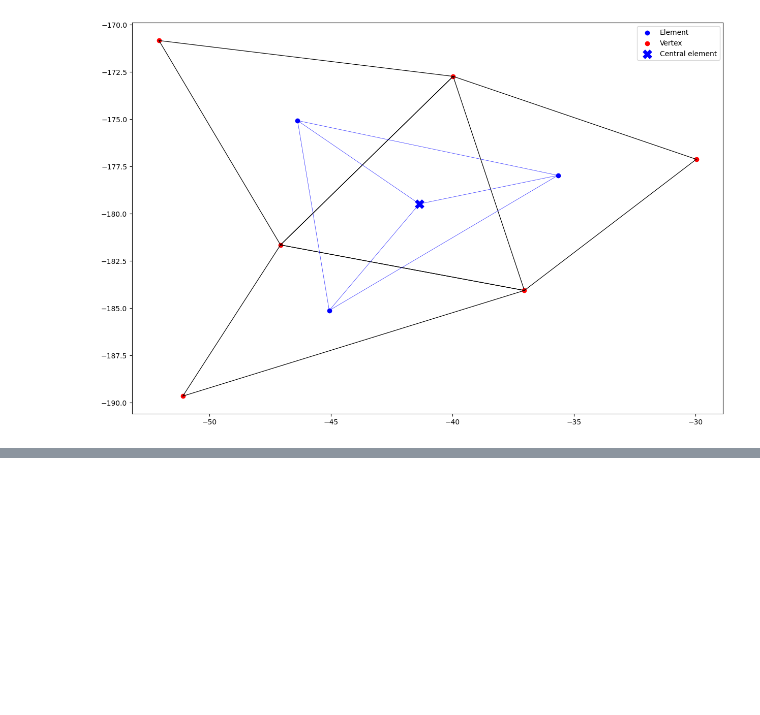
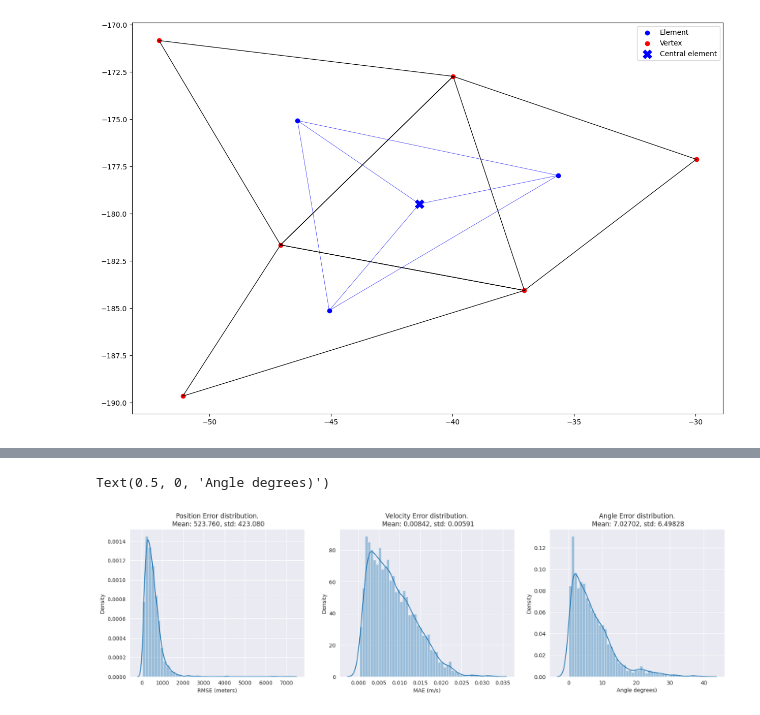
Before and after one commit to nansencenter/nextsim_dynamics_ml, a Jupyter notebook: notebooks/Demo_refactor.ipynb, the cells around one changed output, grey strips where cells are left out. Drawn from its saved outputs; the diff is of its cells as text; code cells hidden in the pictures; blank space fills up the shorter version.

```diff
--- a/notebooks/Demo_refactor.ipynb
+++ b/notebooks/Demo_refactor.ipynb
@@ -270,0 +305,24 @@ Text(0.5, 0, 'MAE (meters)')
+# %%
+#ignore warnings
+import warnings
+warnings.filterwarnings('ignore')
+
+#error data distributions
+sns.set_style('darkgrid')
+
+fig, axs = plt.subplots(1,3,figsize=(20,5))
+
+sns.distplot(ax=axs[0],a=position_spatial_mean,bins=50)
+axs[0].set_title(f"Position Error distribution.\n Mean: {str(position_absolute_mean)[:7]}, std: {str(position_std)[:7]}")
+axs[0].set_xlabel("RMSE (meters)")
+
+sns.distplot(ax=axs[1],a=velocity_spatial_mean,bins=50)
+axs[1].set_title(f"Velocity Error distribution.\n Mean: {str(velocity_absolute_mean)[:7]}, std: {str(velocity_std)[:7]}")
+axs[1].set_xlabel("MAE (m/s)")
+
+sns.distplot(ax=axs[2],a=angle_spatial_mean,bins=50)
+axs[2].set_title(f"Angle Error distribution.\n Mean: {str(angle_absolute_mean)[:7]}, std: {str(angle_std)[:7]}")
+axs[2].set_xlabel("Angle degrees)")
+# %% [output]
+Text(0.5, 0, 'Angle degrees)')
+[figure, added]
```
Also changed, not shown: parts of 15 cells of this notebook.
